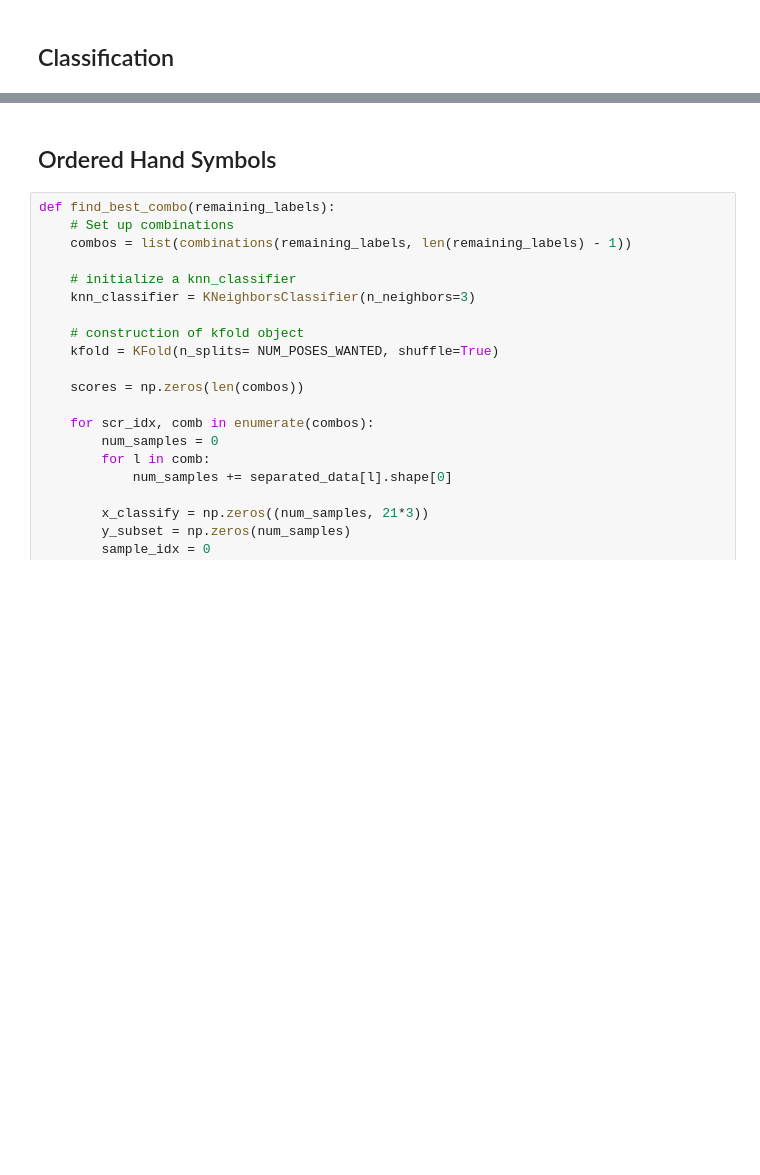
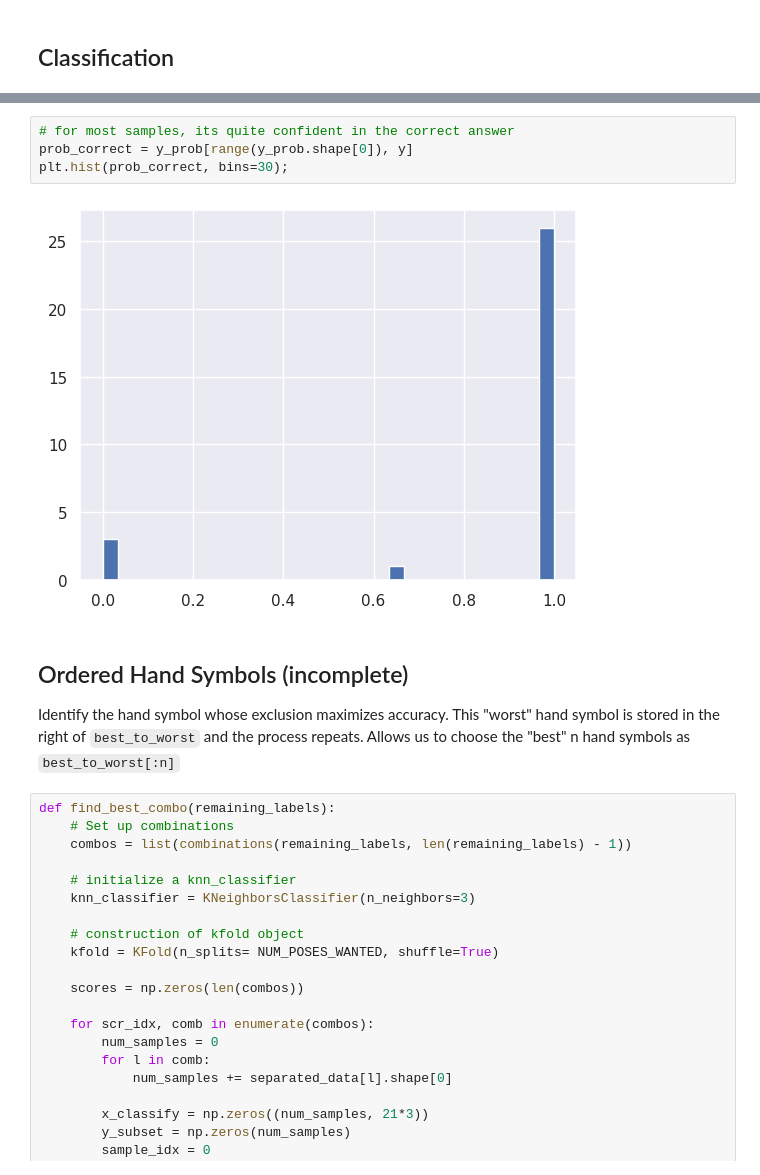
Before and after one commit to erica-sammarco/hand-symbol-project, a Jupyter notebook: experiment/stage2.ipynb, the cells around one changed output, grey strips where cells are left out. Cells and saved outputs as stored; diff of their text form; blank space fills up the shorter version.

```diff
--- a/experiment/stage2.ipynb
+++ b/experiment/stage2.ipynb
@@ -139,5 +93,13 @@ print(best_combo)
+# %%
+# for most samples, its quite confident in the correct answer
+prob_correct = y_prob[range(y_prob.shape[0]), y]
+plt.hist(prob_correct, bins=30);
+# %% [output]
+[figure, added]
 # %% [markdown]
-## Ordered Hand Symbols
+## Ordered Hand Symbols (incomplete)
+
+Identify the hand symbol whose exclusion maximizes accuracy.  This "worst" hand symbol is stored in the right of `best_to_worst` and the process repeats.  Allows us to choose the "best" n hand symbols as `best_to_worst[:n]`
 # %%
 def find_best_combo(remaining_labels):
     # Set up combinations
```
Also changed, not shown: parts of 11 cells of this notebook.
